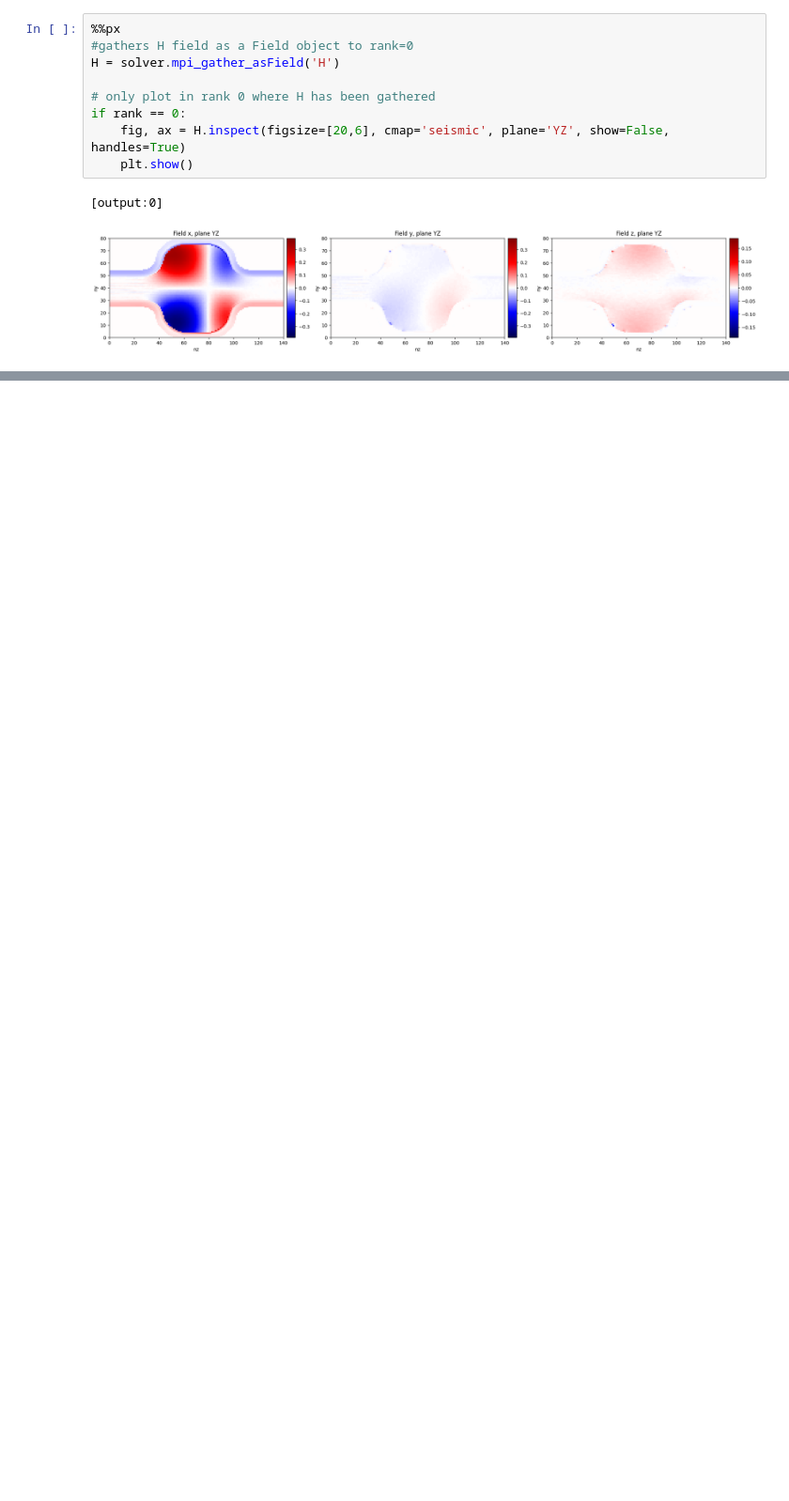
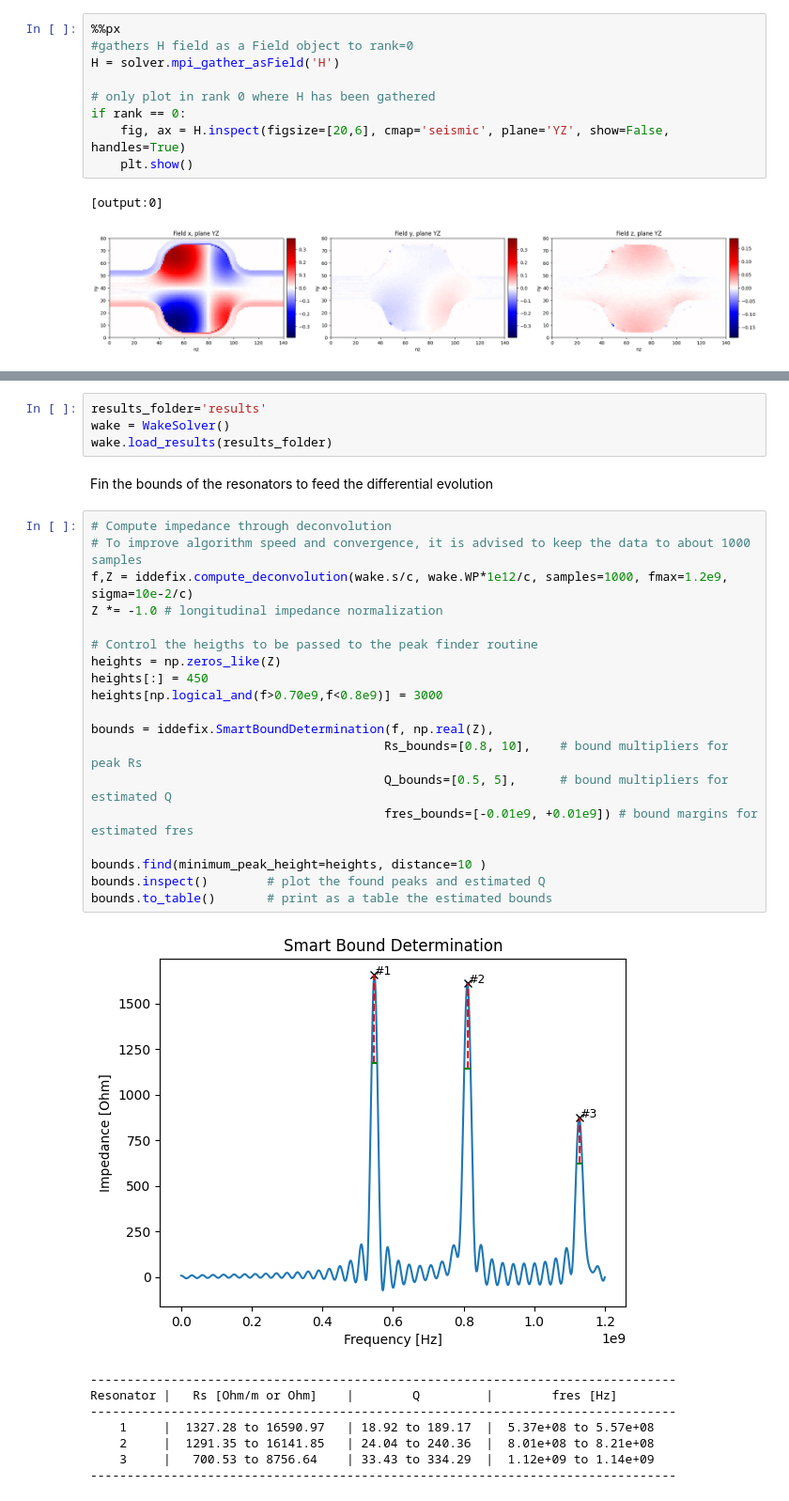
Before and after one commit to ImpedanCEI/wakis, a Jupyter notebook: notebooks/005_MPI_simulation.ipynb, the cells around one changed output, grey strips where cells are left out. Shown: that part at 94% size. Drawn from its saved outputs; the diff is of its cells as text; blank space fills up the shorter version.

```diff
--- a/notebooks/005_MPI_simulation.ipynb
+++ b/notebooks/005_MPI_simulation.ipynb
@@ -264,0 +343,34 @@ if rank == 0:
+# %%
+results_folder='results'
+wake = WakeSolver()
+wake.load_results(results_folder)
+# %% [markdown]
+Fin the bounds of the resonators to feed the differential evolution
+# %%
+# Compute impedance through deconvolution
+# To improve algorithm speed and convergence, it is advised to keep the data to about 1000 samples
+f,Z = iddefix.compute_deconvolution(wake.s/c, wake.WP*1e12/c, samples=1000, fmax=1.2e9, sigma=10e-2/c)
+Z *= -1.0 # longitudinal impedance normalization
+
+# Control the heigths to be passed to the peak finder routine
+heights = np.zeros_like(Z)
+heights[:] = 450
+heights[np.logical_and(f>0.70e9,f<0.8e9)] = 3000
+
+bounds = iddefix.SmartBoundDetermination(f, np.real(Z),
+                                        Rs_bounds=[0.8, 10],    # bound multipliers for peak Rs
+                                        Q_bounds=[0.5, 5],      # bound multipliers for estimated Q
+                                        fres_bounds=[-0.01e9, +0.01e9]) # bound margins for estimated fres
+
+bounds.find(minimum_peak_height=heights, distance=10 )
+bounds.inspect()        # plot the found peaks and estimated Q
+bounds.to_table()       # print as a table the estimated bounds
+# %% [output]
+[figure, added]
+--------------------------------------------------------------------------------
+Resonator |   Rs [Ohm/m or Ohm]    |        Q         |        fres [Hz]
+--------------------------------------------------------------------------------
+    1     |  1327.28 to 16590.97   | 18.92 to 189.17  |  5.37e+08 to 5.57e+08
+    2     |  1291.35 to 16141.85   | 24.04 to 240.36  |  8.01e+08 to 8.21e+08
+    3     |   700.53 to 8756.64    | 33.43 to 334.29  |  1.12e+09 to 1.14e+09
+--------------------------------------------------------------------------------
```
Also changed, not shown: parts of 22 cells of this notebook.
